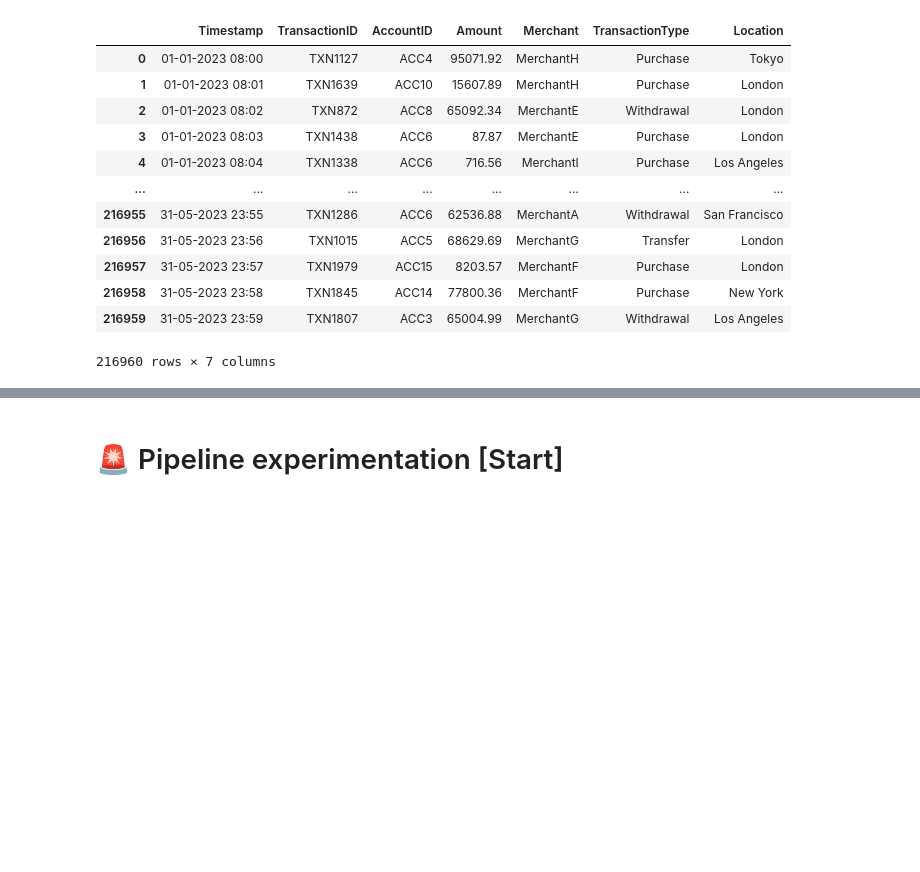
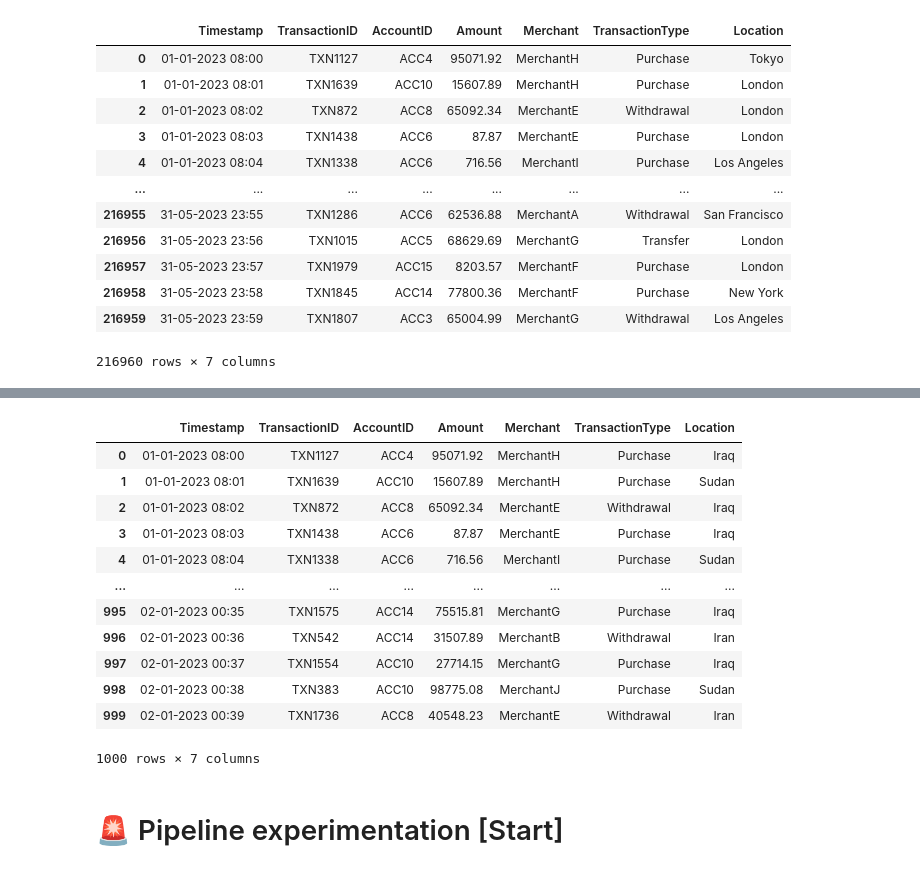
Before and after one commit to k26rahul/ML-Projects-March-2024, a Jupyter notebook: Financial-Anomaly-Data/Financial-Anomaly-Data.ipynb, the cells around one changed output, grey strips where cells are left out. Saved outputs shown, nothing was run; the diff lists cells and outputs as text; code cells hidden in the pictures; blank space fills up the shorter version.

```diff
--- a/Financial-Anomaly-Data/Financial-Anomaly-Data.ipynb
+++ b/Financial-Anomaly-Data/Financial-Anomaly-Data.ipynb
@@ -396,3 +427,19 @@ df
+# %%
+test_Df[test_Df['Location'].isin(sanctioned_countries)]
+# %% [output]
+|  | Timestamp | TransactionID | AccountID | Amount | Merchant | TransactionType | Location |
+| 0 | 01-01-2023 08:00 | TXN1127 | ACC4 | 95071.92 | MerchantH | Purchase | Iraq |
+| 1 | 01-01-2023 08:01 | TXN1639 | ACC10 | 15607.89 | MerchantH | Purchase | Sudan |
+| 2 | 01-01-2023 08:02 | TXN872 | ACC8 | 65092.34 | MerchantE | Withdrawal | Iraq |
+| 3 | 01-01-2023 08:03 | TXN1438 | ACC6 | 87.87 | MerchantE | Purchase | Iraq |
+| 4 | 01-01-2023 08:04 | TXN1338 | ACC6 | 716.56 | MerchantI | Purchase | Sudan |
+| ... | ... | ... | ... | ... | ... | ... | ... |
+| 995 | 02-01-2023 00:35 | TXN1575 | ACC14 | 75515.81 | MerchantG | Purchase | Iraq |
+| 996 | 02-01-2023 00:36 | TXN542 | ACC14 | 31507.89 | MerchantB | Withdrawal | Iran |
+| 997 | 02-01-2023 00:37 | TXN1554 | ACC10 | 27714.15 | MerchantG | Purchase | Iraq |
+| 998 | 02-01-2023 00:38 | TXN383 | ACC10 | 98775.08 | MerchantJ | Purchase | Sudan |
+| 999 | 02-01-2023 00:39 | TXN1736 | ACC8 | 40548.23 | MerchantE | Withdrawal | Iran |
+1000 rows × 7 columns
 # %% [markdown]
 # 🚨 Pipeline experimentation [Start]
 # %%
```
Also changed, not shown: parts of 3 cells of this notebook.
